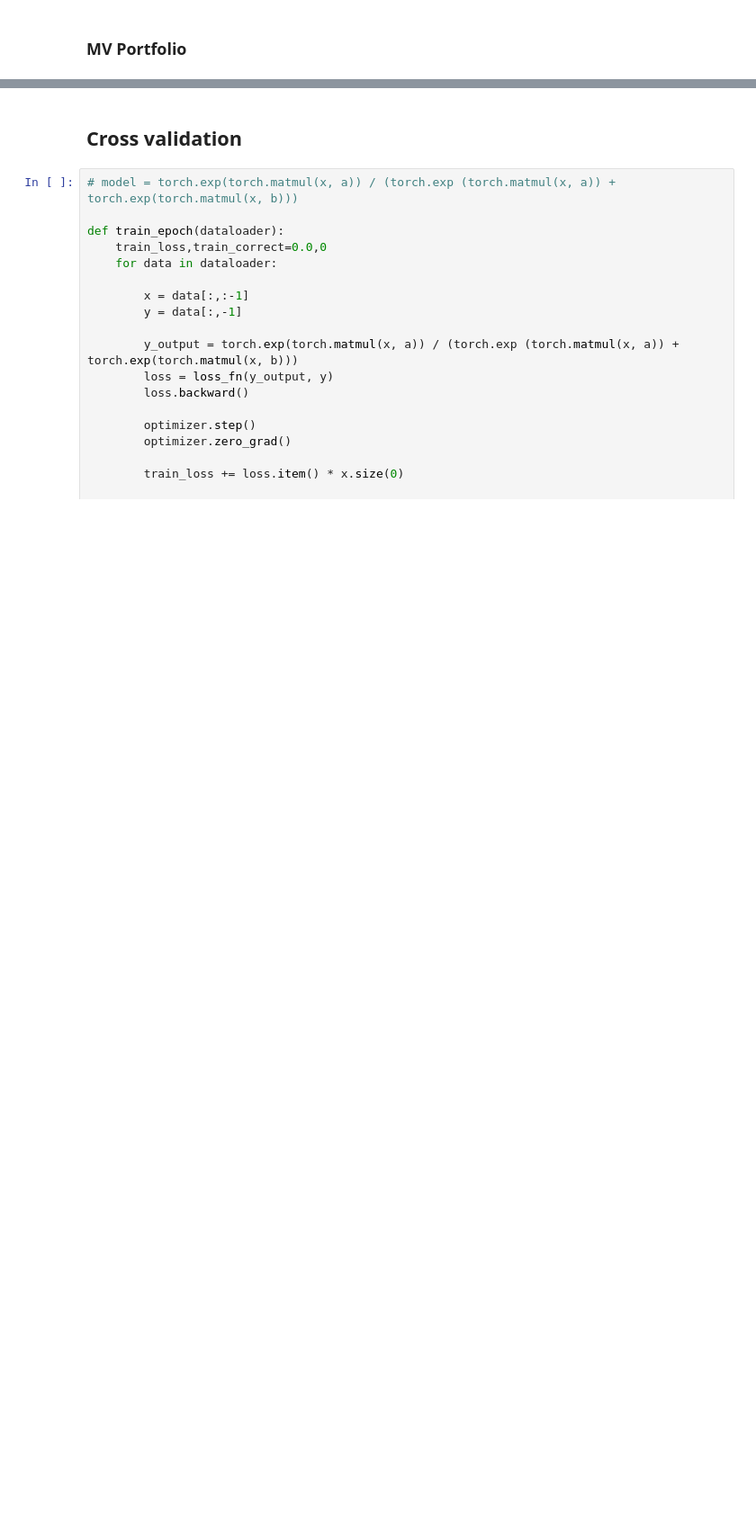
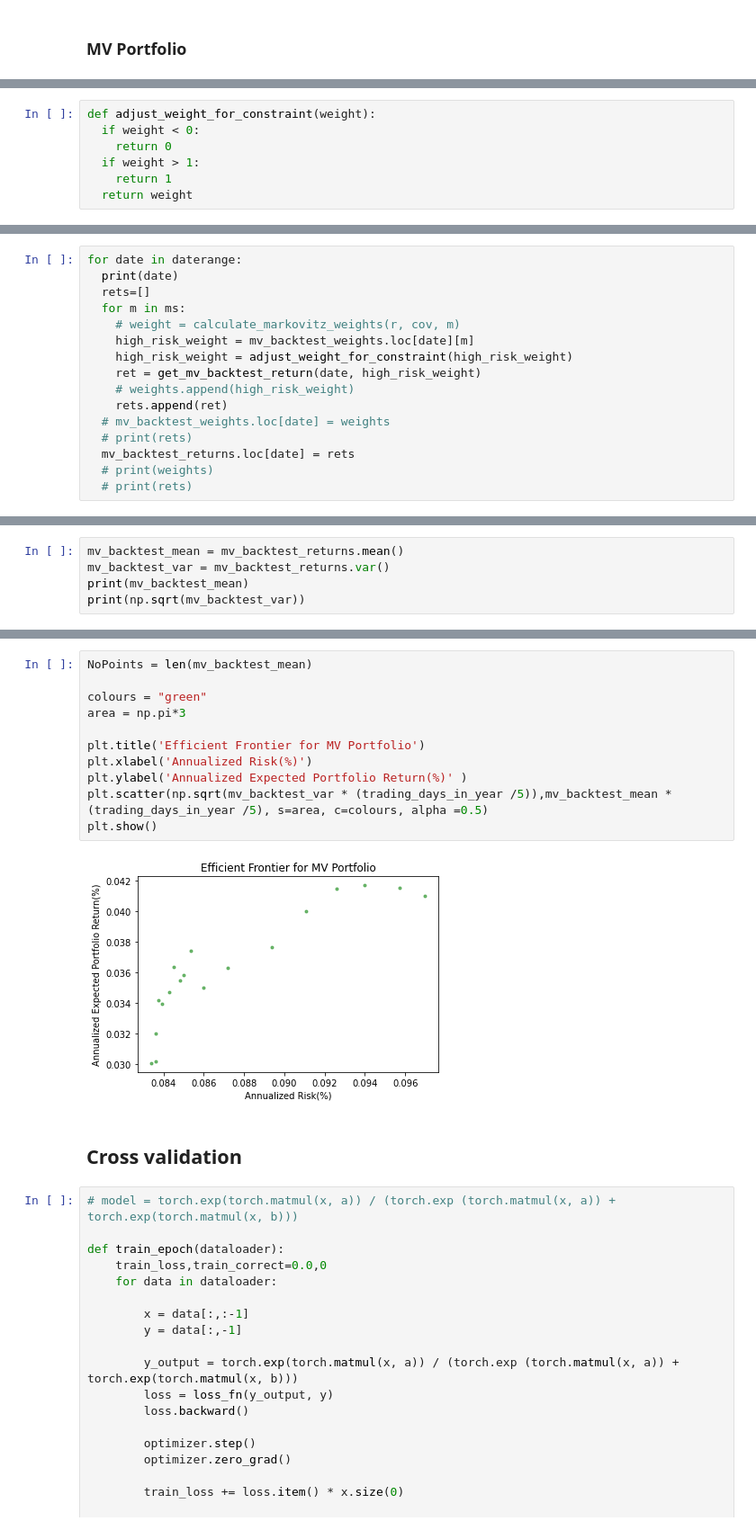
Before and after one commit to florencetsang/ml-portfolio-poc, a Jupyter notebook: ml_portfolio.ipynb, the cells around one changed output, grey strips where cells are left out. Shown at 90% size. Saved outputs shown, nothing was run; the diff lists cells and outputs as text; blank space fills up the shorter version.

Commit message:
MV Efficient Frontier

```diff
--- a/ml_portfolio.ipynb
+++ b/ml_portfolio.ipynb
@@ -574 +639,8 @@ plt.show()
+# %%
+def adjust_weight_for_constraint(weight):
+  if weight < 0:
+    return 0
+  if weight > 1:
+    return 1
+  return weight
 # %%
@@ -605,0 +704,16 @@ for date in daterange:
+# %%
+for date in daterange:
+  print(date)
+  rets=[]
+  for m in ms:
+    # weight = calculate_markovitz_weights(r, cov, m)
+    high_risk_weight = mv_backtest_weights.loc[date][m]
+    high_risk_weight = adjust_weight_for_constraint(high_risk_weight)
+    ret = get_mv_backtest_return(date, high_risk_weight)
+    # weights.append(high_risk_weight)
+    rets.append(ret)
+  # mv_backtest_weights.loc[date] = weights
+  # print(rets)
+  mv_backtest_returns.loc[date] = rets
+  # print(weights)
+  # print(rets)
@@ -605,0 +754,5 @@ for date in daterange:
+# %%
+mv_backtest_mean = mv_backtest_returns.mean()
+mv_backtest_var = mv_backtest_returns.var()
+print(mv_backtest_mean)
+print(np.sqrt(mv_backtest_var))
@@ -606,3 +777,16 @@ for date in daterange:
+# %%
+NoPoints = len(mv_backtest_mean)
+
+colours = "green"
+area = np.pi*3
+
+plt.title('Efficient Frontier for MV Portfolio')
+plt.xlabel('Annualized Risk(%)')
+plt.ylabel('Annualized Expected Portfolio Return(%)' )
+plt.scatter(np.sqrt(mv_backtest_var * (trading_days_in_year /5)),mv_backtest_mean * (trading_days_in_year /5), s=area, c=colours, alpha =0.5)
+plt.show()
+# %% [output]
+[figure, added]
 # %% [markdown]
 ## Cross validation
 # %%
```
Also changed, not shown: parts of 21 cells of this notebook.
